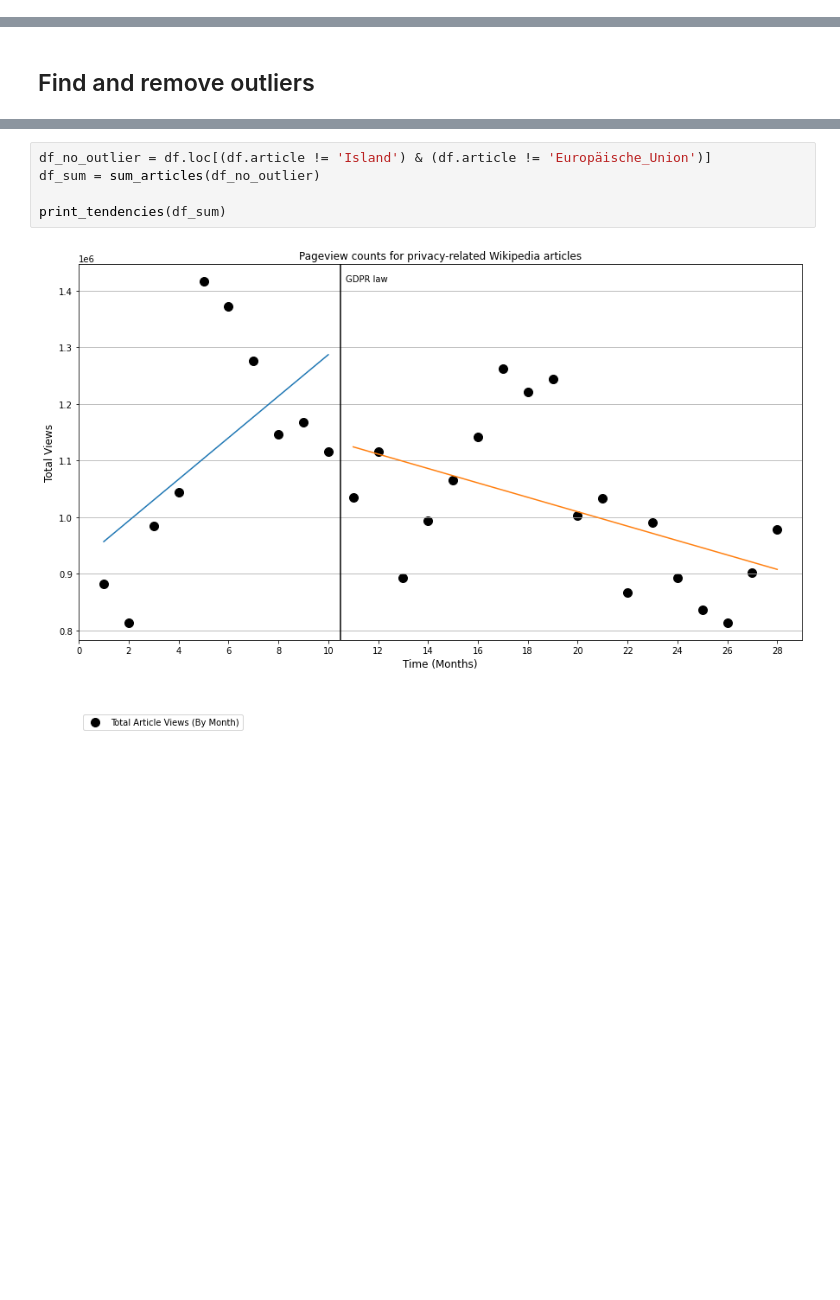
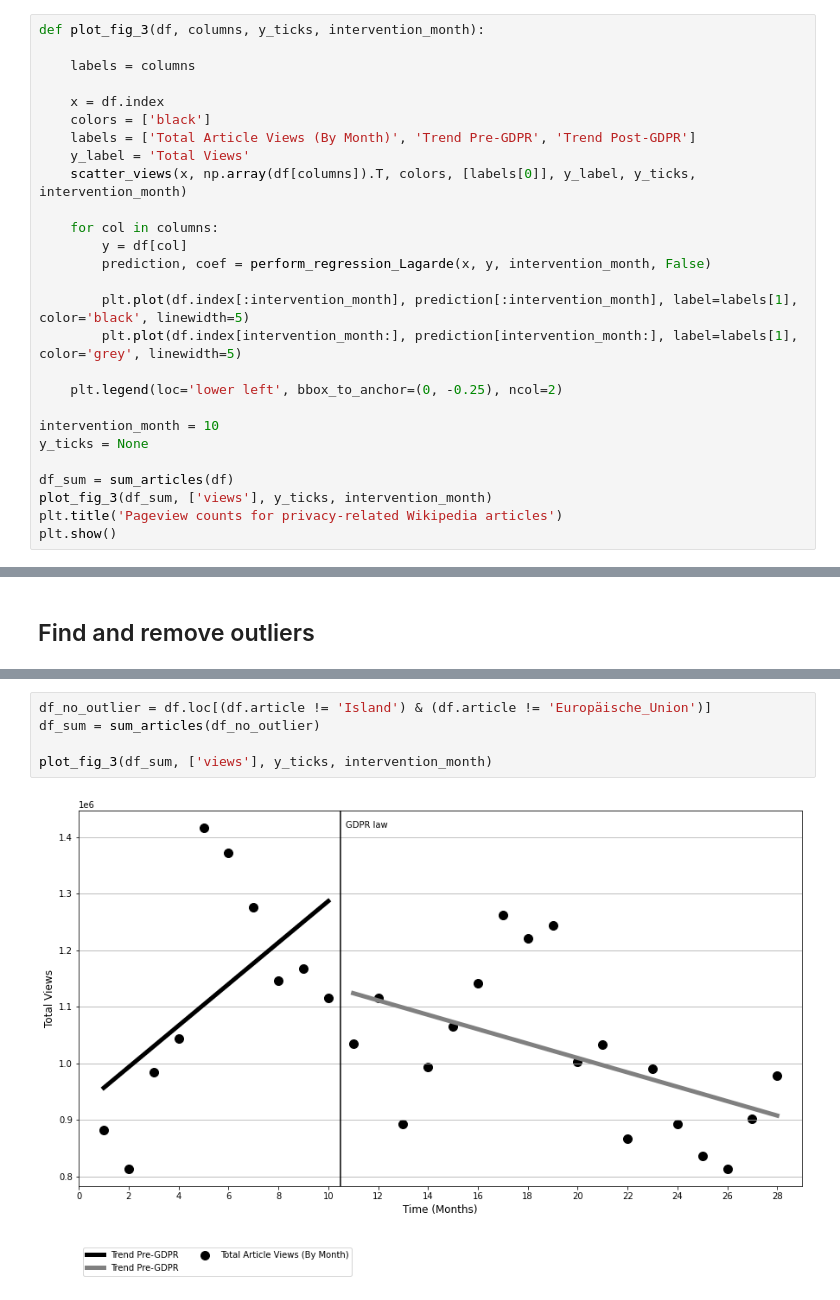
Before and after one commit to epfl-ada/ada-2020-project-milestone-p3-p3_2018, a Jupyter notebook: gdpr.ipynb, the cells around one changed output, grey strips where cells are left out. Cells and saved outputs as stored; diff of their text form; blank space fills up the shorter version.

```diff
--- a/gdpr.ipynb
+++ b/gdpr.ipynb
@@ -241,0 +225,27 @@ print_tendencies(df_sum)
+# %%
+def plot_fig_3(df, columns, y_ticks, intervention_month):
+
+    labels = columns
+
+    x = df.index
+    colors = ['black']
+    labels = ['Total Article Views (By Month)', 'Trend Pre-GDPR', 'Trend Post-GDPR']
+    y_label = 'Total Views'
+    scatter_views(x, np.array(df[columns]).T, colors, [labels[0]], y_label, y_ticks, intervention_month)
+
+    for col in columns:
+        y = df[col]
+        prediction, coef = perform_regression_Lagarde(x, y, intervention_month, False)
+
+        plt.plot(df.index[:intervention_month], prediction[:intervention_month], label=labels[1], color='black', linewidth=5)
+        plt.plot(df.index[intervention_month:], prediction[intervention_month:], label=labels[1], color='grey', linewidth=5)
+
+    plt.legend(loc='lower left', bbox_to_anchor=(0, -0.25), ncol=2)
+
+intervention_month = 10
+y_ticks = None
+
+df_sum = sum_articles(df)
+plot_fig_3(df_sum, ['views'], y_ticks, intervention_month)
+plt.title('Pageview counts for privacy-related Wikipedia articles')
+plt.show()
@@ -280,7 +314,7 @@ plt.show()
 # %%
 df_no_outlier = df.loc[(df.article != 'Island') & (df.article != 'Europäische_Union')]
 df_sum = sum_articles(df_no_outlier)
 
-print_tendencies(df_sum)
+plot_fig_3(df_sum, ['views'], y_ticks, intervention_month)
 # %% [output]
-[figure, old version]
+[figure, new version]
```
Also changed, not shown: parts of 12 cells of this notebook.
